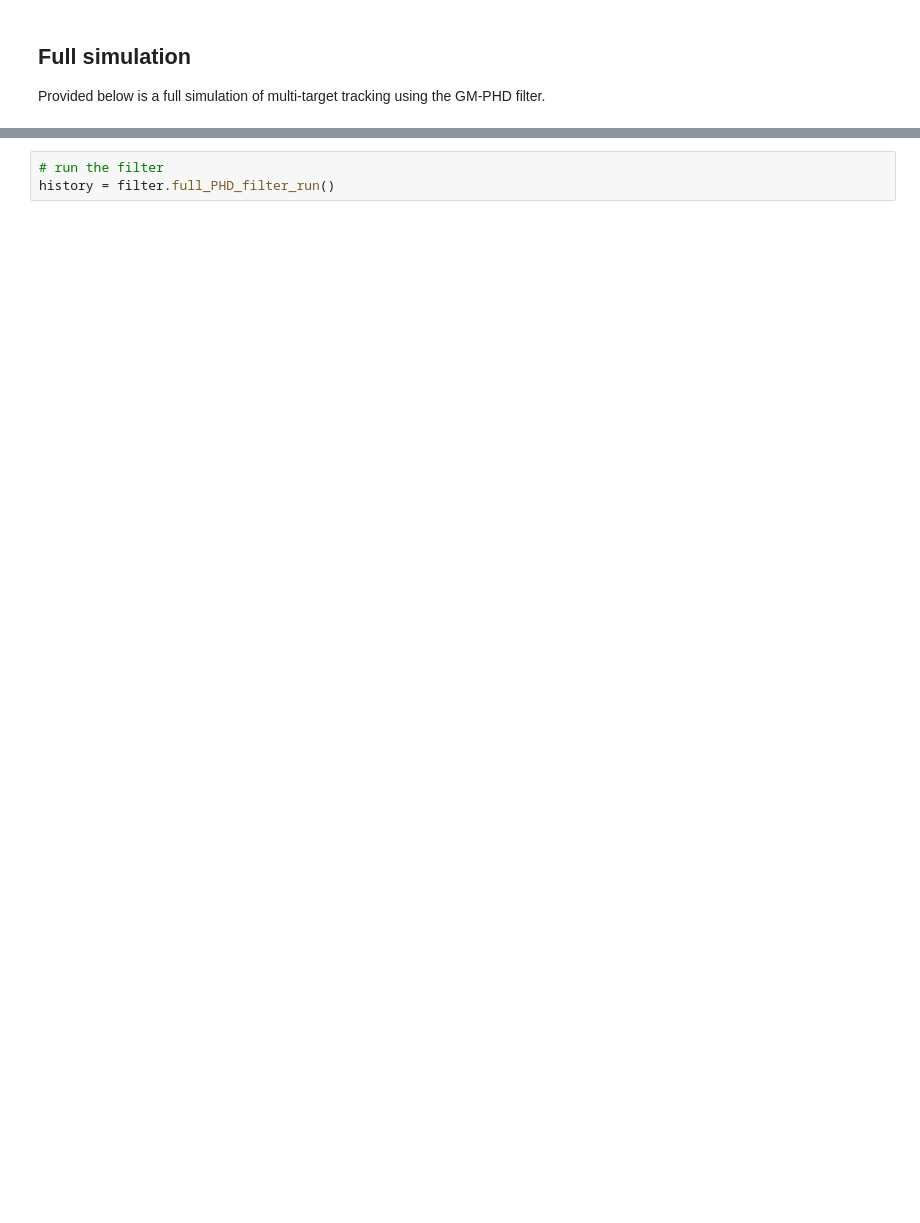
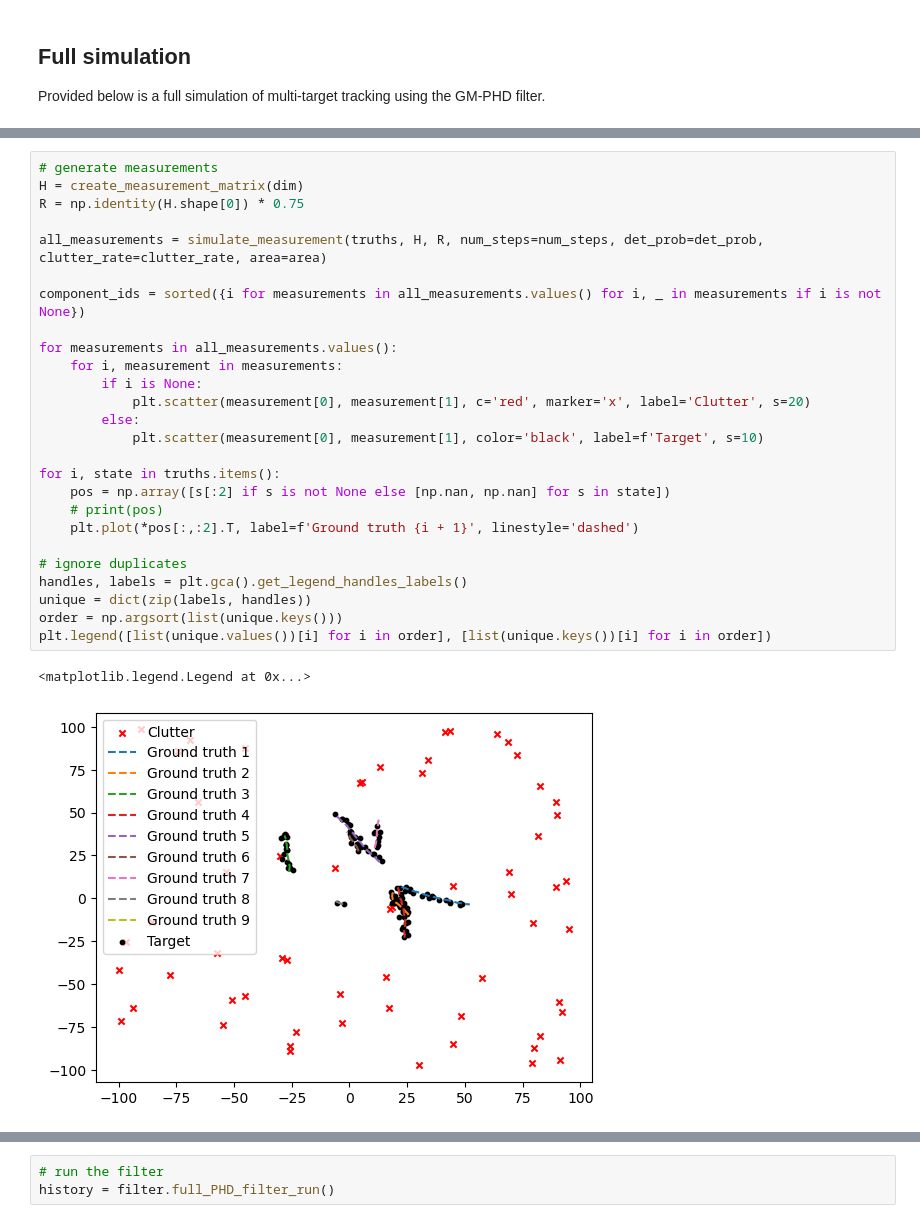
Before and after one commit to mtt-phd/mtt-phd, a Jupyter notebook: gmphd.ipynb, the cells around one changed output, grey strips where cells are left out. Cells and saved outputs as stored; diff of their text form; blank space fills up the shorter version.

```diff
--- a/gmphd.ipynb
+++ b/gmphd.ipynb
@@ -876 +899,30 @@ Provided below is a full simulation of multi-target tracking using the GM-PHD fi
+# %%
+# generate measurements
+H = create_measurement_matrix(dim)
+R = np.identity(H.shape[0]) * 0.75
+
+all_measurements = simulate_measurement(truths, H, R, num_steps=num_steps, det_prob=det_prob, clutter_rate=clutter_rate, area=area)
+
+component_ids = sorted({i for measurements in all_measurements.values() for i, _ in measurements if i is not None})
+
+for measurements in all_measurements.values():
+    for i, measurement in measurements:
+        if i is None:
+            plt.scatter(measurement[0], measurement[1], c='red', marker='x', label='Clutter', s=20)
+        else:
+            plt.scatter(measurement[0], measurement[1], color='black', label=f'Target', s=10)
+
+for i, state in truths.items():
+    pos = np.array([s[:2] if s is not None else [np.nan, np.nan] for s in state])
+    # print(pos)
+    plt.plot(*pos[:,:2].T, label=f'Ground truth {i + 1}', linestyle='dashed')
+
+# ignore duplicates
+handles, labels = plt.gca().get_legend_handles_labels()
+unique = dict(zip(labels, handles))
+order = np.argsort(list(unique.keys()))
+plt.legend([list(unique.values())[i] for i in order], [list(unique.keys())[i] for i in order])
+# %% [output]
+<matplotlib.legend.Legend at 0x...>
+[figure, added]
 # %%
```
Also changed, not shown: parts of 36 cells of this notebook, 2 other files.
